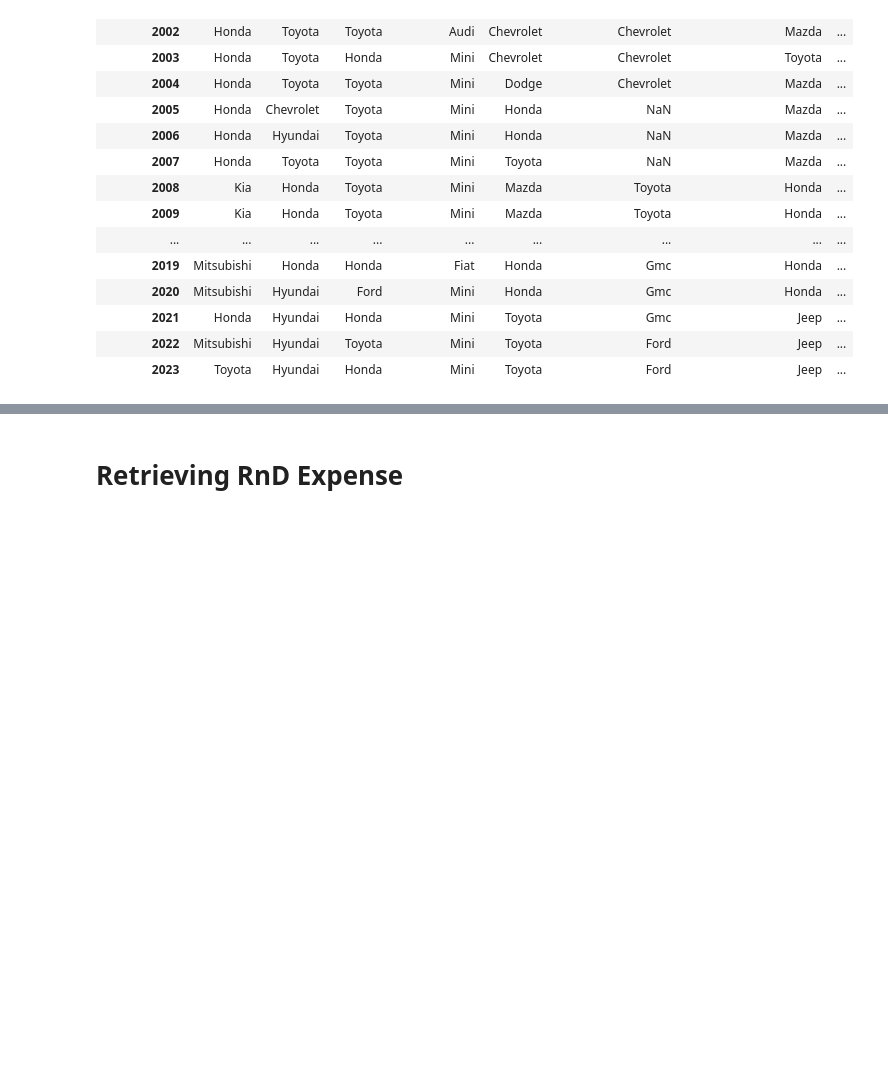
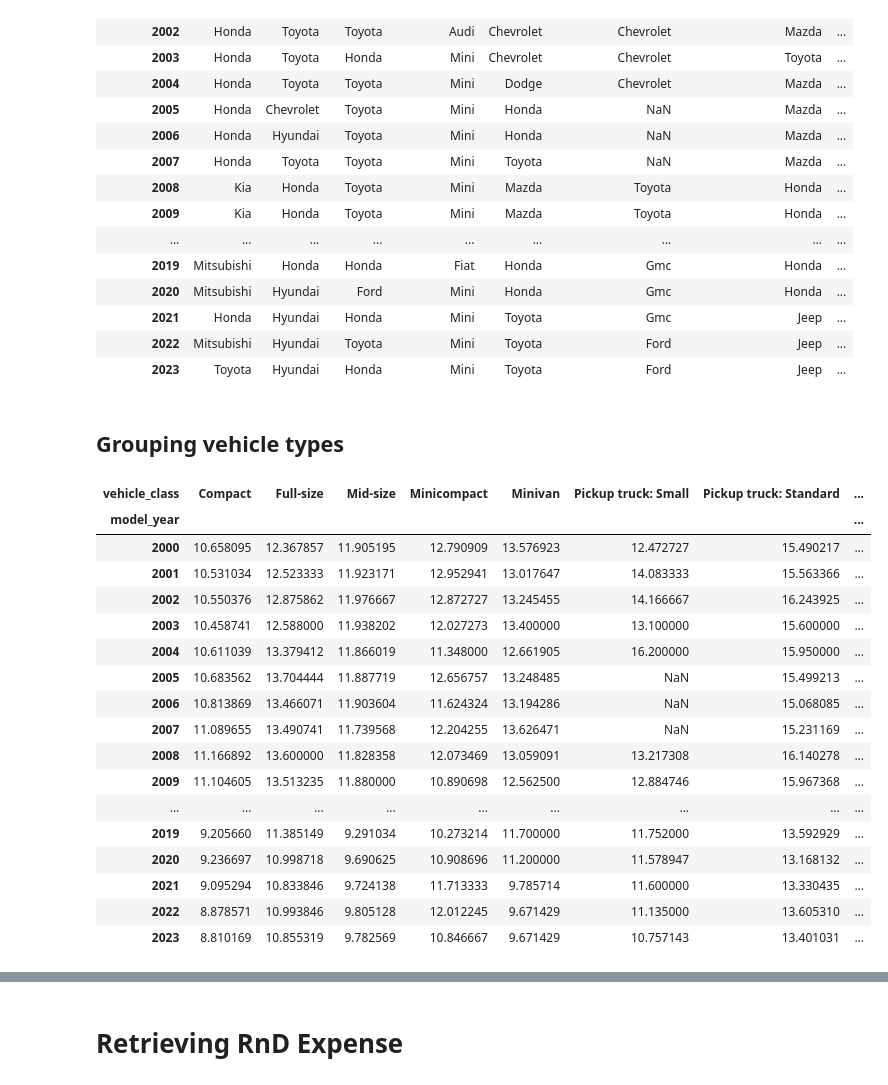
Before and after one commit to alexproskiw/Fuel-Efficiency-of-Canadian-Vehicles-Trends-and-Predictions, a Jupyter notebook: ECON323 Final Project.ipynb, the cells around one changed output, grey strips where cells are left out. Cells and saved outputs as stored; diff of their text form; code cells hidden in the pictures; blank space fills up the shorter version.

```diff
--- a/ECON323 Final Project.ipynb
+++ b/ECON323 Final Project.ipynb
@@ -243,3 +243,29 @@ by_year.idxmin()
 | 2021 | Honda | Hyundai | Honda | Mini | Toyota | Gmc | Jeep | ... |
 | 2022 | Mitsubishi | Hyundai | Toyota | Mini | Toyota | Ford | Jeep | ... |
 | 2023 | Toyota | Hyundai | Honda | Mini | Toyota | Ford | Jeep | ... |
+# %% [markdown]
+## Grouping vehicle types
+# %%
+fuel_economy_by_year_and_vehicle_type = full_dataset.pivot_table(index="model_year", columns="vehicle_class", values="comb_lpkm", aggfunc="mean")
+# drop the UL column, as it was only used in 2007
+fuel_economy_by_year_and_vehicle_type.drop("UL", axis=1, inplace=True)
+fuel_economy_by_year_and_vehicle_type
+# %% [output]
+| vehicle_class | Compact | Full-size | Mid-size | Minicompact | Minivan | Pickup truck: Small | Pickup truck: Standard | ... |
+| model_year |  |  |  |  |  |  |  | ... |
+| 2000 | 10.658095 | 12.367857 | 11.905195 | 12.790909 | 13.576923 | 12.472727 | 15.490217 | ... |
+| 2001 | 10.531034 | 12.523333 | 11.923171 | 12.952941 | 13.017647 | 14.083333 | 15.563366 | ... |
+| 2002 | 10.550376 | 12.875862 | 11.976667 | 12.872727 | 13.245455 | 14.166667 | 16.243925 | ... |
+| 2003 | 10.458741 | 12.588000 | 11.938202 | 12.027273 | 13.400000 | 13.100000 | 15.600000 | ... |
+| 2004 | 10.611039 | 13.379412 | 11.866019 | 11.348000 | 12.661905 | 16.200000 | 15.950000 | ... |
+| 2005 | 10.683562 | 13.704444 | 11.887719 | 12.656757 | 13.248485 | NaN | 15.499213 | ... |
+| 2006 | 10.813869 | 13.466071 | 11.903604 | 11.624324 | 13.194286 | NaN | 15.068085 | ... |
+| 2007 | 11.089655 | 13.490741 | 11.739568 | 12.204255 | 13.626471 | NaN | 15.231169 | ... |
+| 2008 | 11.166892 | 13.600000 | 11.828358 | 12.073469 | 13.059091 | 13.217308 | 16.140278 | ... |
+| 2009 | 11.104605 | 13.513235 | 11.880000 | 10.890698 | 12.562500 | 12.884746 | 15.967368 | ... |
+| ... | ... | ... | ... | ... | ... | ... | ... | ... |
+| 2019 | 9.205660 | 11.385149 | 9.291034 | 10.273214 | 11.700000 | 11.752000 | 13.592929 | ... |
+| 2020 | 9.236697 | 10.998718 | 9.690625 | 10.908696 | 11.200000 | 11.578947 | 13.168132 | ... |
+| 2021 | 9.095294 | 10.833846 | 9.724138 | 11.713333 | 9.785714 | 11.600000 | 13.330435 | ... |
+| 2022 | 8.878571 | 10.993846 | 9.805128 | 12.012245 | 9.671429 | 11.135000 | 13.605310 | ... |
+| 2023 | 8.810169 | 10.855319 | 9.782569 | 10.846667 | 9.671429 | 10.757143 | 13.401031 | ... |
```
Also changed, not shown: parts of 12 cells of this notebook.
